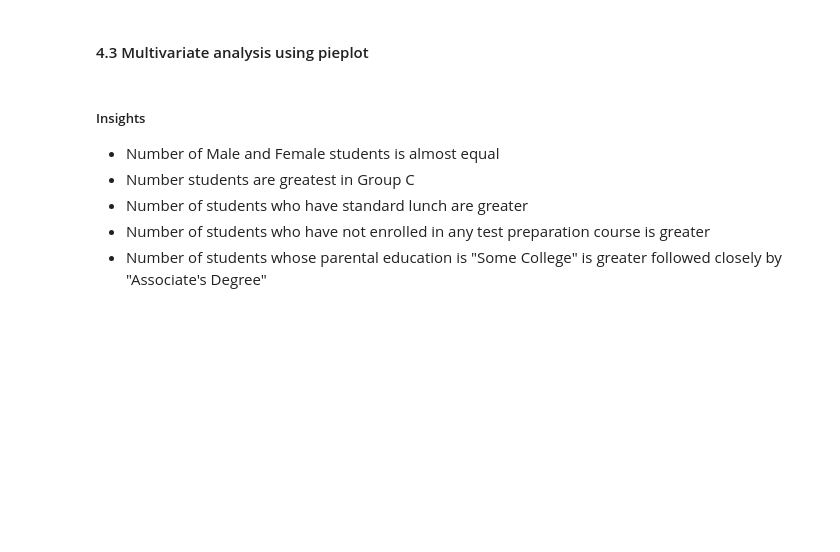
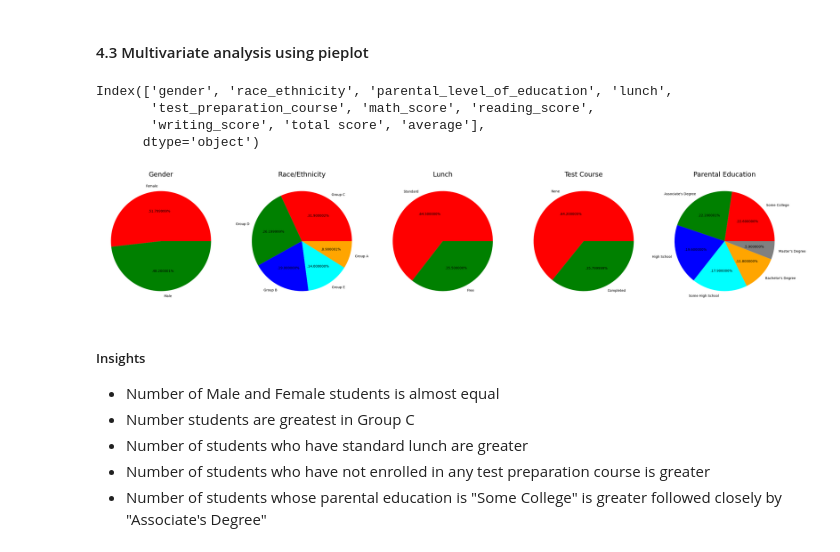
Before and after one commit to Amanarun2907/mlproject, a Jupyter notebook: Notebook/1 . EDA STUDENT PERFORMANCE .ipynb, the cells around one changed output. Cells and saved outputs as stored; diff of their text form; code cells hidden in the pictures; blank space fills up the shorter version.

```diff
--- a/Notebook/1 . EDA STUDENT PERFORMANCE .ipynb
+++ b/Notebook/1 . EDA STUDENT PERFORMANCE .ipynb
@@ -330,6 +372,13 @@ plt.show()
 - From the above three plots its clearly visible that most of the students score in between 60-80 in Maths whereas in reading and writing most of them score from 50-80
 # %% [markdown]
 #### 4.3 Multivariate analysis using pieplot
+# %%
+df.columns
+# %% [output]
+Index(['gender', 'race_ethnicity', 'parental_level_of_education', 'lunch',
+       'test_preparation_course', 'math_score', 'reading_score',
+       'writing_score', 'total score', 'average'],
+      dtype='object')
 # %%
 plt.rcParams['figure.figsize'] = (30, 12)
 
@@ -346,7 +395,7 @@ plt.axis('off')
 
 
 plt.subplot(1, 5, 2)
-size = df['race/ethnicity'].value_counts()
+size = df['race_ethnicity'].value_counts()
 labels = 'Group C', 'Group D','Group B','Group E','Group A'
 color = ['red', 'green', 'blue', 'cyan','orange']
 
@@ -361,35 +410,37 @@ size = df['lunch'].value_counts()
 labels = 'Standard', 'Free'
 color = ['red','green']
 
 plt.pie(size, colors = color,labels = labels,autopct = '.%2f%%')
 plt.title('Lunch', fontsize = 20)
 plt.axis('off')
 
 
 plt.subplot(1, 5, 4)
-size = df['test preparation course'].value_counts()
+size = df['test_preparation_course'].value_counts()
 labels = 'None', 'Completed'
 color = ['red','green']
 
 plt.pie(size, colors = color,labels = labels,autopct = '.%2f%%')
 plt.title('Test Course', fontsize = 20)
 plt.axis('off')
 
 
 plt.subplot(1, 5, 5)
-size = df['parental level of education'].value_counts()
+size = df['parental_level_of_education'].value_counts()
 labels = 'Some College', "Associate's Degree",'High School','Some High School',"Bachelor's Degree","Master's Degree"
 color = ['red', 'green', 'blue', 'cyan','orange','grey']
 
 plt.pie(size, colors = color,labels = labels,autopct = '.%2f%%')
 plt.title('Parental Education', fontsize = 20)
 plt.axis('off')
 
 
 plt.tight_layout()
 plt.grid()
 
 plt.show()
+# %% [output]
+[figure, added]
 # %% [markdown]
 #####  Insights
 - Number of Male and Female students is almost equal
```
Also changed, not shown: parts of 25 cells of this notebook, 7 other files.
